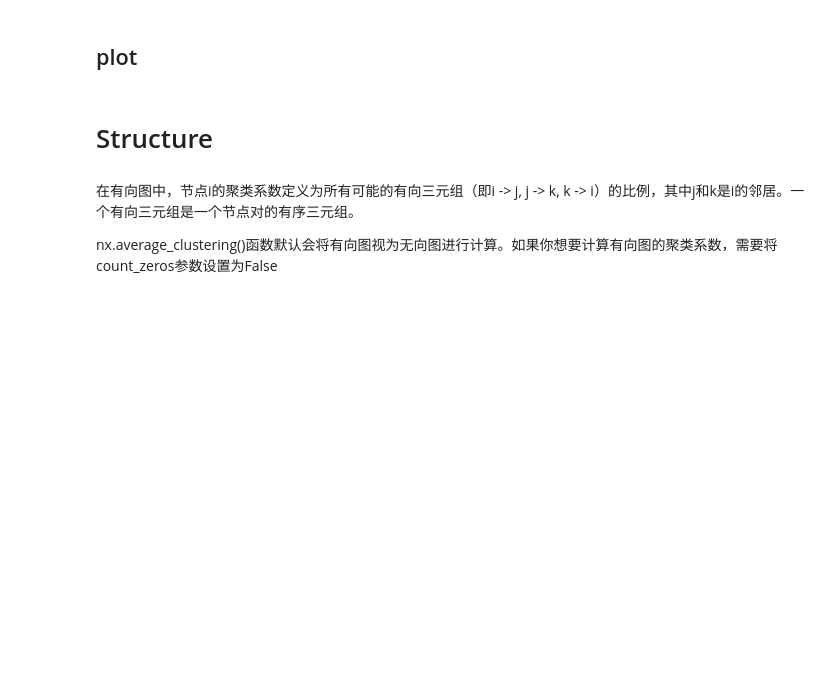
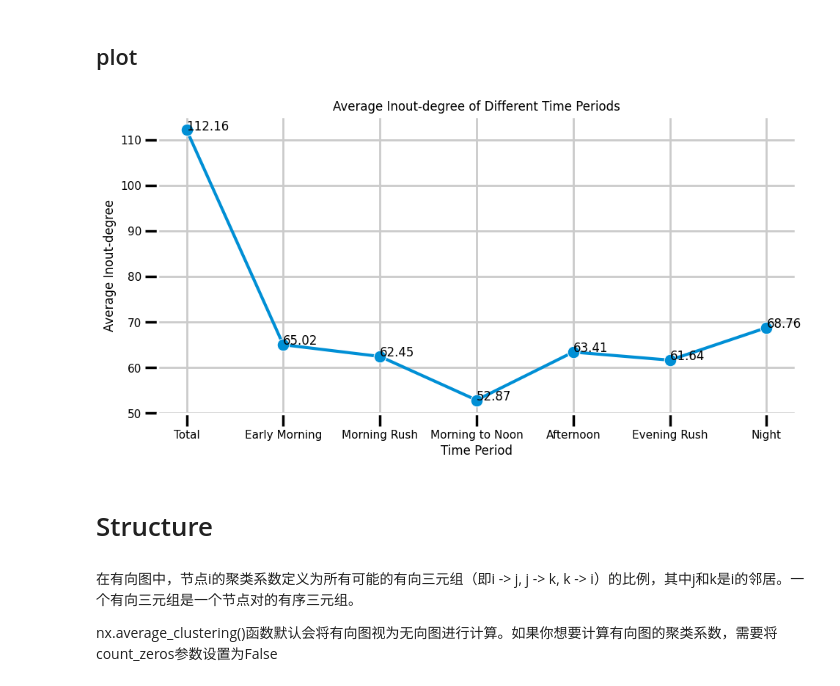
Before and after one commit to EXID-G/Bigscity-LibCity, a Jupyter notebook: !mywork/network.ipynb, the cells around one changed output. Cells and saved outputs as stored; diff of their text form; code cells hidden in the pictures; blank space fills up the shorter version.

```diff
--- a/!mywork/network.ipynb
+++ b/!mywork/network.ipynb
@@ -179,5 +181,22 @@ df_statistics
 # %% [markdown]
 ## plot
+# %%
+with plt.style.context("fivethirtyeight"), sns.plotting_context(context="poster",font_scale=0.5):
+    fig,ax = plt.subplots(figsize=(10, 5))
+    fig.patch.set_facecolor('white')  # 设置整个图的背景颜色为白色
+    line = sns.lineplot(x=df_statistics.index, y="Average inout-degree", data=df_statistics,marker = "o")
+
+    ax.set_facecolor('white')    # 设置轴的边框颜色为白色
+    for spine in ax.spines.values():
+        spine.set_edgecolor('white')
+
+    for x, y in zip(df_statistics.index, df_statistics["Average inout-degree"]):
+        ax.text(x, y, f'{y:.2f}', color='black', ha='left')
+    plt.xlabel("Time Period")
+    plt.ylabel("Average Inout-degree")
+    plt.title("Average Inout-degree of Different Time Periods")
+# %% [output]
+[figure, added]
 # %% [markdown]
 # Structure
 # %% [markdown]
```
Also changed, not shown: parts of 6 cells of this notebook, 17 other files.
